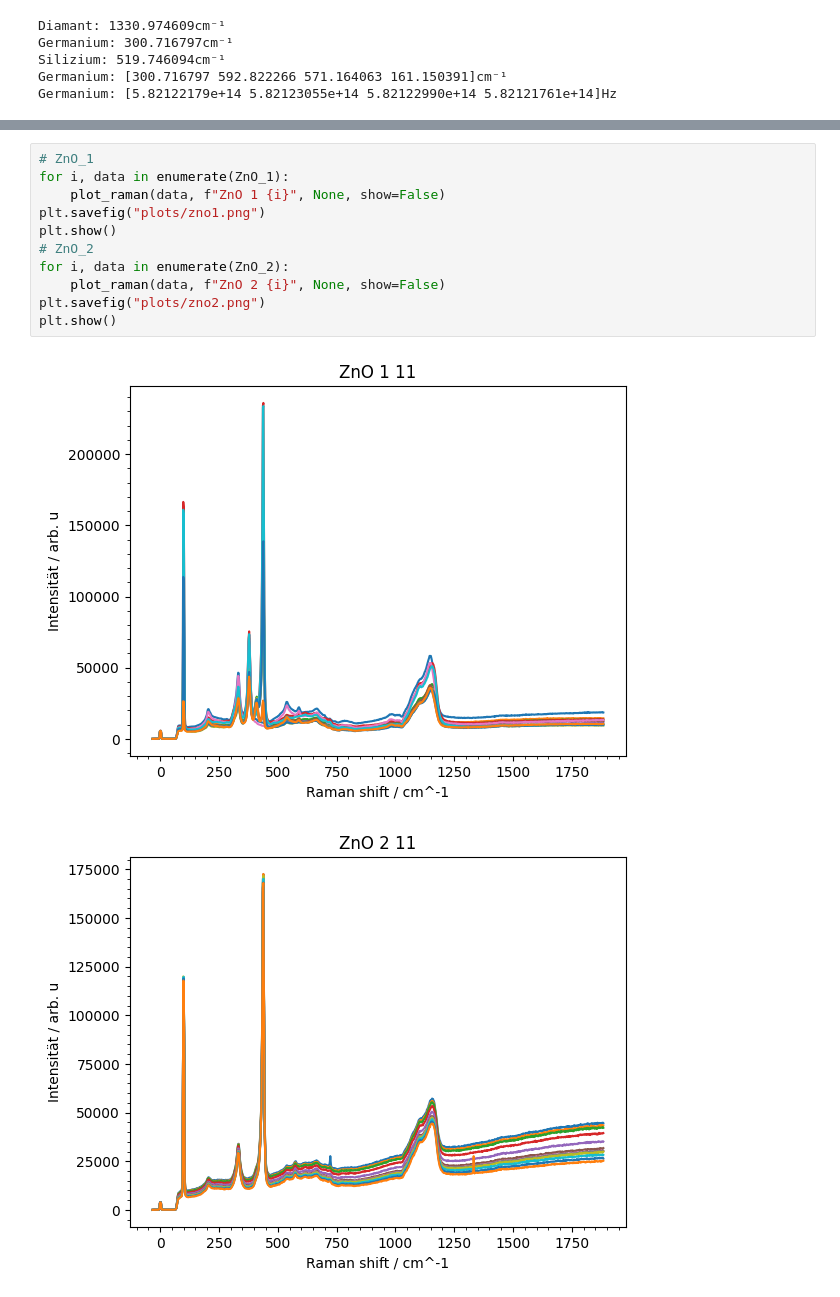
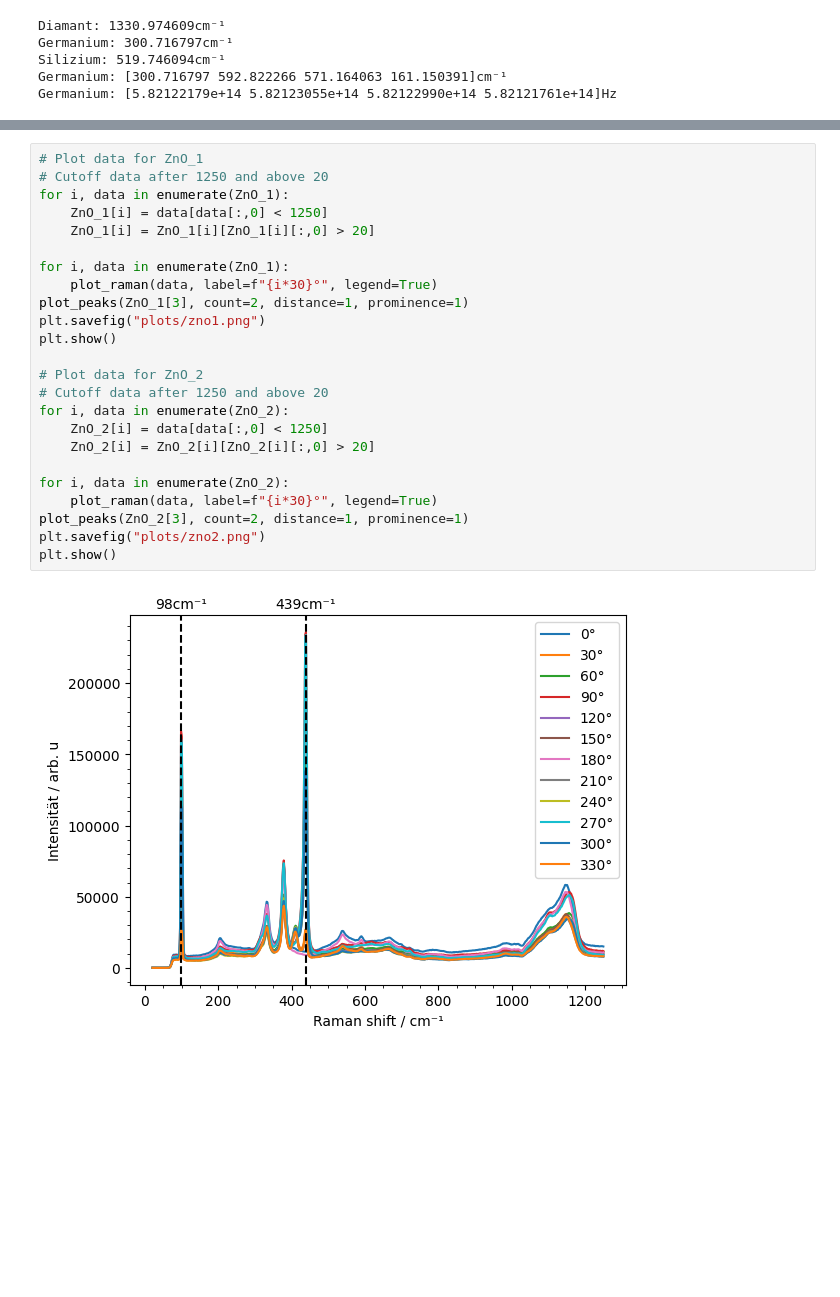
Before and after one commit to Nusssecke/F-Praktikum-Raman, a Jupyter notebook: raman_auswertung.ipynb, the cells around one changed output, grey strips where cells are left out. Cells and saved outputs as stored; diff of their text form; blank space fills up the shorter version.

```diff
--- a/raman_auswertung.ipynb
+++ b/raman_auswertung.ipynb
@@ -225,14 +223,26 @@ GaP: 84.17061298624613N/m
-# %%
-# ZnO_1
-for i, data in enumerate(ZnO_1):
-    plot_raman(data, f"ZnO 1 {i}", None, show=False)
-plt.savefig("plots/zno1.png")
-plt.show()
-# ZnO_2
-for i, data in enumerate(ZnO_2):
-    plot_raman(data, f"ZnO 2 {i}", None, show=False)
-plt.savefig("plots/zno2.png")
-plt.show()
-# %% [output]
-[figure, removed]
-[figure, removed]
+# %%
+# Plot data for ZnO_1
+# Cutoff data after 1250 and above 20
+for i, data in enumerate(ZnO_1):
+    ZnO_1[i] = data[data[:,0] < 1250]
+    ZnO_1[i] = ZnO_1[i][ZnO_1[i][:,0] > 20]
+
+for i, data in enumerate(ZnO_1):
+    plot_raman(data, label=f"{i*30}°", legend=True)
+plot_peaks(ZnO_1[3], count=2, distance=1, prominence=1)
+plt.savefig("plots/zno1.png")
+plt.show()
+
+# Plot data for ZnO_2
+# Cutoff data after 1250 and above 20
+for i, data in enumerate(ZnO_2):
+    ZnO_2[i] = data[data[:,0] < 1250]
+    ZnO_2[i] = ZnO_2[i][ZnO_2[i][:,0] > 20]
+
+for i, data in enumerate(ZnO_2):
+    plot_raman(data, label=f"{i*30}°", legend=True)
+plot_peaks(ZnO_2[3], count=2, distance=1, prominence=1)
+plt.savefig("plots/zno2.png")
+plt.show()
+# %% [output]
+[figure, added]
```
Also changed, not shown: parts of 7 cells of this notebook, 9 other files.
